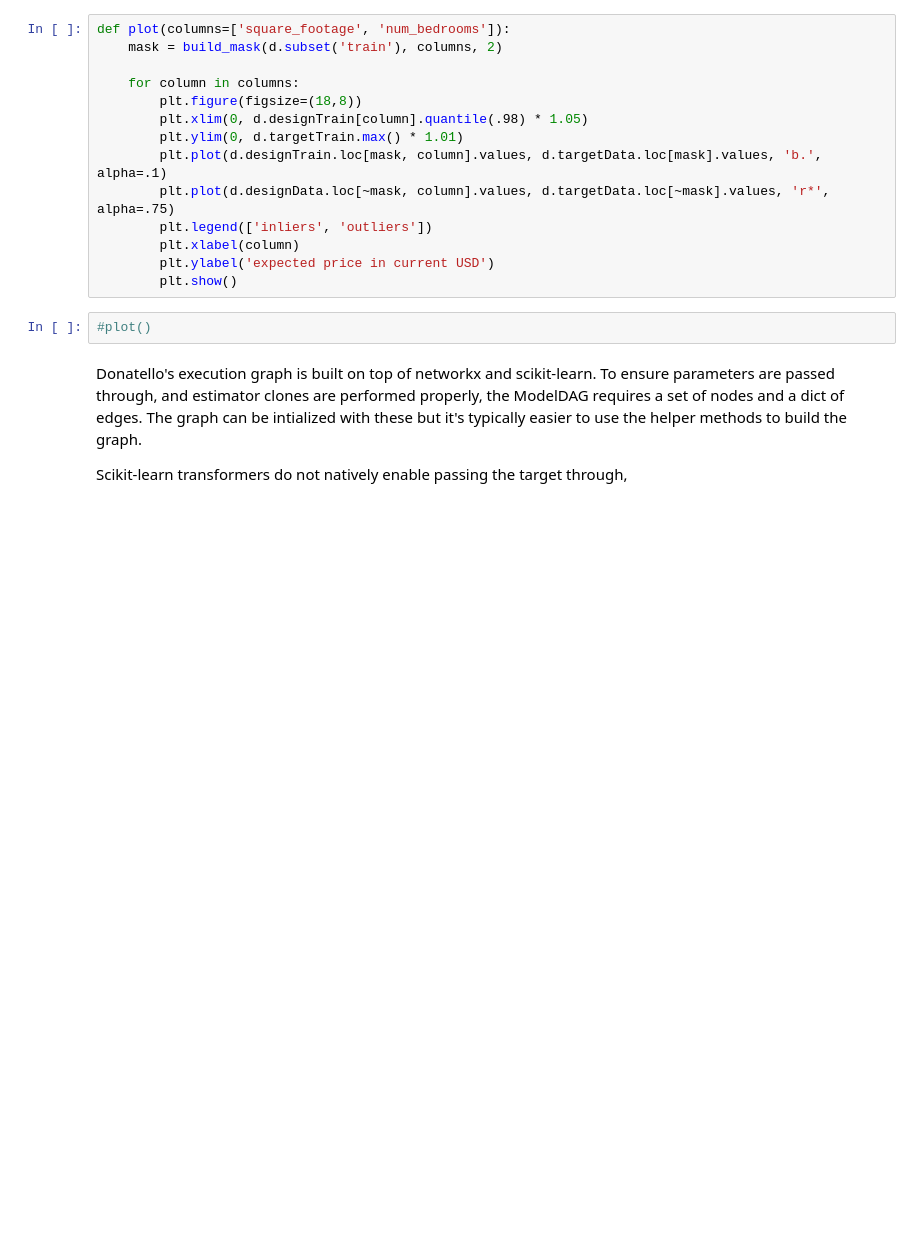
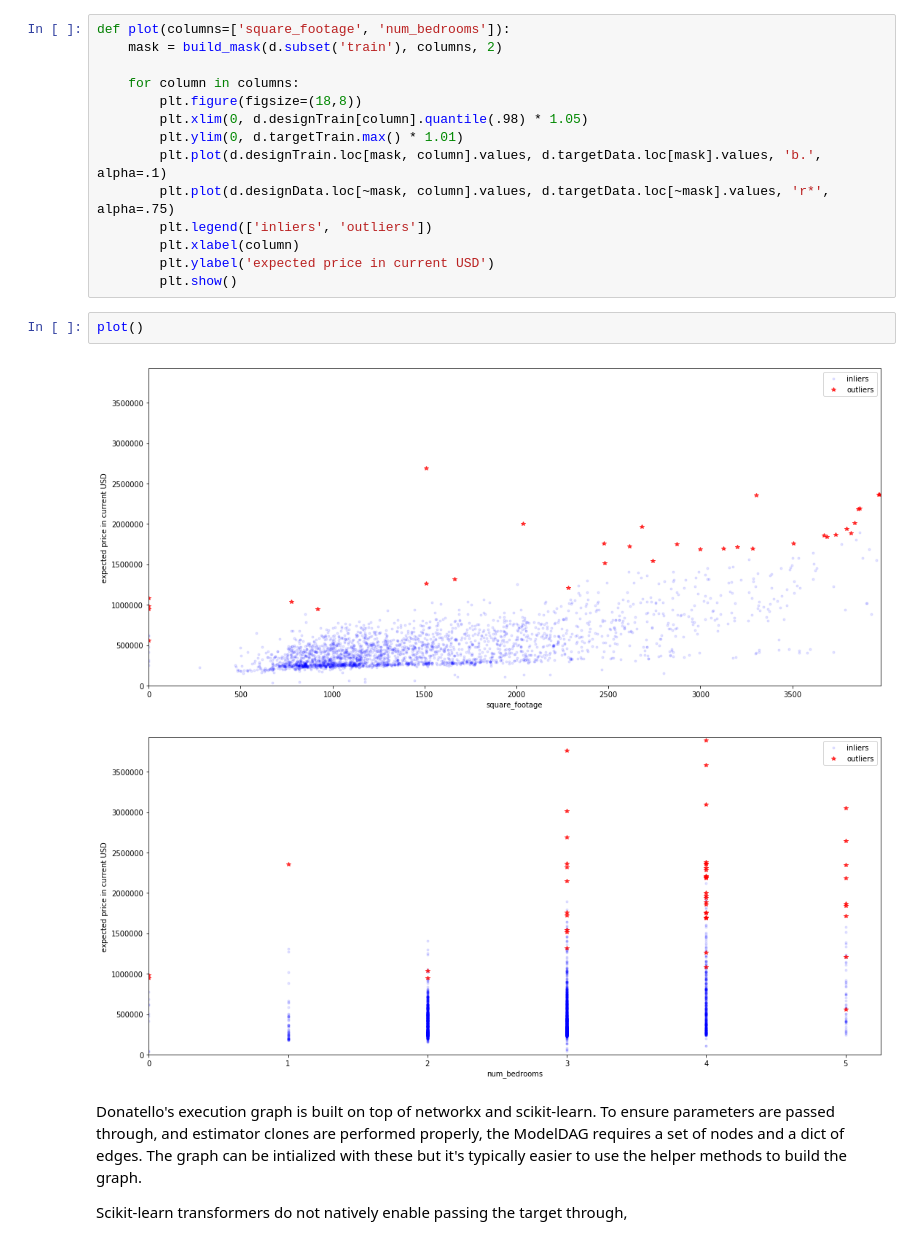
Before and after one commit to marksweissma/donatello, a Jupyter notebook: housing_prices.ipynb, the cells around one changed output. Cells and saved outputs as stored; diff of their text form; blank space fills up the shorter version.

```diff
--- a/housing_prices.ipynb
+++ b/housing_prices.ipynb
@@ -177,8 +177,11 @@ def plot(columns=['square_footage', 'num_bedrooms']):
         plt.xlabel(column)
         plt.ylabel('expected price in current USD')
         plt.show()
-# %%
-#plot()
+# %%
+plot()
+# %% [output]
+[figure, added]
+[figure, added]
 # %% [markdown]
 Donatello's execution graph is built on top of networkx and scikit-learn. To ensure parameters are passed through, and estimator clones are performed properly, the ModelDAG requires a set of nodes and a dict of edges. The graph can be intialized with these but  it's typically easier to use the helper methods to build the graph.
 
```
Also changed, not shown: parts of 6 cells of this notebook.
